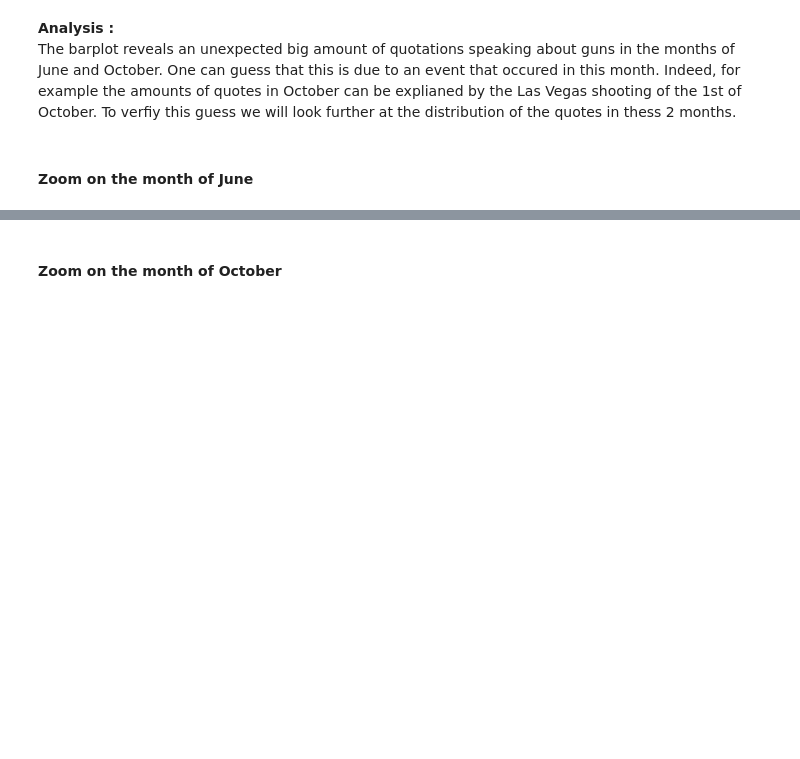
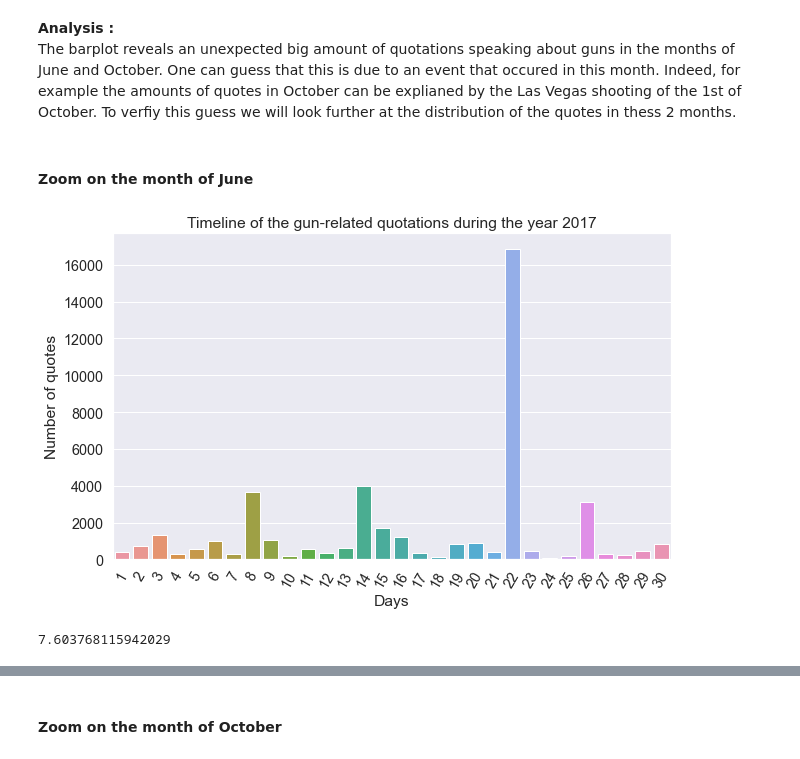
Before and after one commit to epfl-ada/ada-2021-project-sate, a Jupyter notebook: Milestone2.ipynb, the cells around one changed output, grey strips where cells are left out. Cells and saved outputs as stored; diff of their text form; code cells hidden in the pictures; blank space fills up the shorter version.

```diff
--- a/Milestone2.ipynb
+++ b/Milestone2.ipynb
@@ -193,20 +225,27 @@ The barplot reveals an unexpected big amount of quotations speaking about guns i
 # %%
 ## Plot of the nb of quotes related to guns in function of the date : zoom on JUNE
 
 june = gunquotes[(gunquotes['date'].dt.month == 6)]
 
 ax = sns.barplot(x=np.linspace(1,30,30, dtype='int'), y=june.groupby(june['dateWithoutTime']).numOccurrences.sum())#, data=gunquotes)
 sns.color_palette("tab10")
 ax.set_xlabel('Days')
 ax.set_ylabel('Number of quotes')
 ax.set_title('Timeline of the gun-related quotations during the year 2017')
-#ax.set_xticklabels(labels=labs)
 plt.xticks(rotation=60)
-show_values(ax)
+# show_values(ax)
 plt.show()
 
 ## Explanation :
 ## https://www.nytimes.com/2017/06/26/us/politics/supreme-court-guns-public-california.html
 ## https://www.pewresearch.org/social-trends/2017/06/22/americas-complex-relationship-with-guns/
 ## Fusillade de l'entrainement républicain du match de baseball du Congrès le 14 juin 2017 : https://fr.wikipedia.org/wiki/Fusillade_de_l%27entrainement_r%C3%A9publicain_du_match_de_baseball_du_Congr%C3%A8s
 ## Pizzagate shooters sentenced to 4 years of prison on the 22th of June 2017 : https://edition.cnn.com/2017/06/22/politics/pizzagate-sentencing/index.html
+# %% [output]
+[figure, added]
+# %%
+gunquotes[(gunquotes['date'].dt.month == 6)]
+june[(june['date'].dt.day==22)].numOccurrences.sum()
+june[(june['date'].dt.day!=22)].numOccurrences.mean()
+# %% [output]
+7.603768115942029
```
Also changed, not shown: parts of 5 cells of this notebook, 1 other file.
